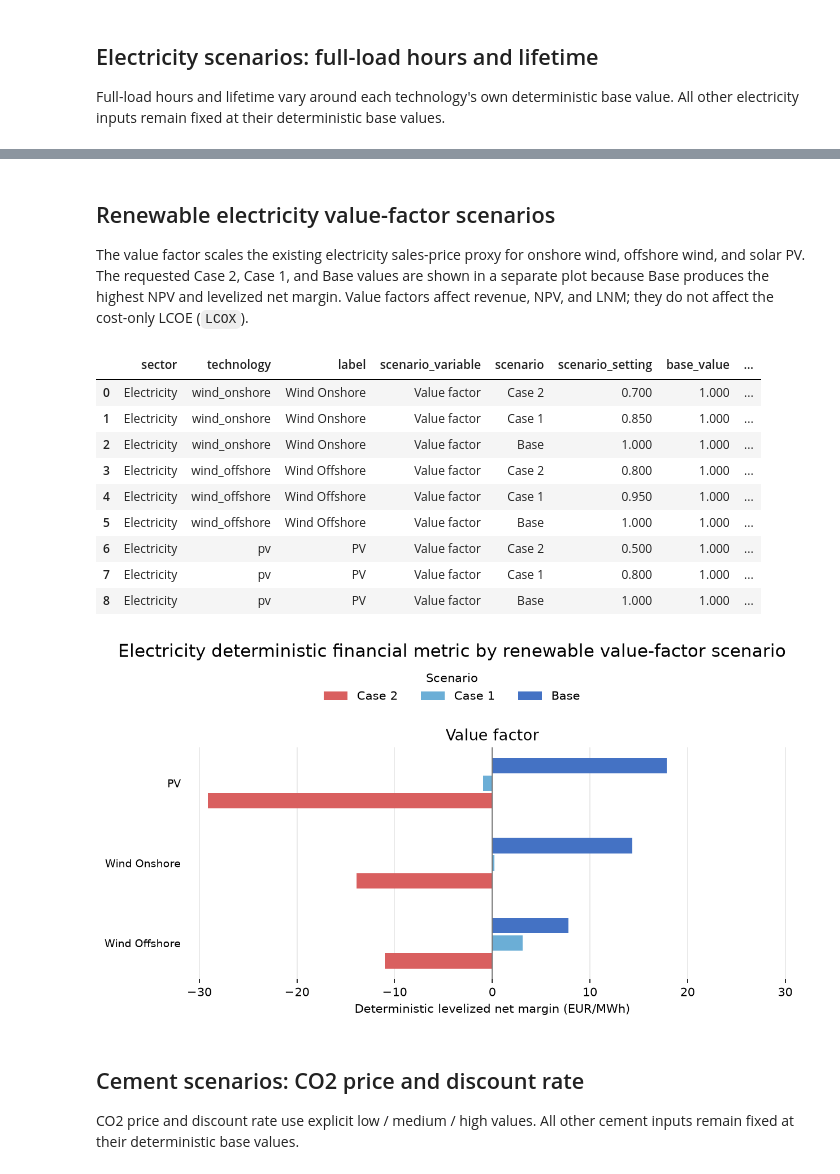
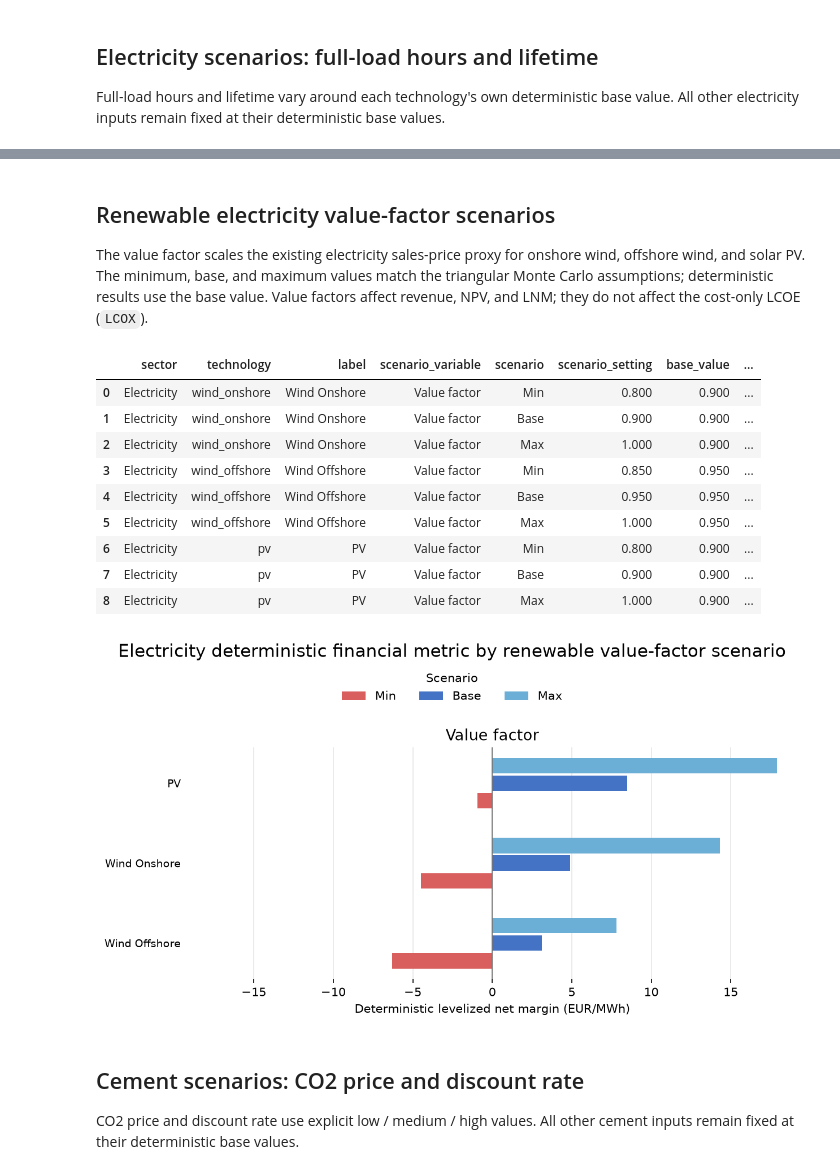
Before and after one commit to Finnzn/Master-Thesis, a Jupyter notebook: notebooks/scenario_analysis.ipynb, the cells around one changed output, grey strips where cells are left out. Cells and saved outputs as stored; diff of their text form; code cells hidden in the pictures.

Commit message:
"Heatmap update and VF"

```diff
--- a/notebooks/scenario_analysis.ipynb
+++ b/notebooks/scenario_analysis.ipynb
@@ -54,9 +54,9 @@ ELECTRICITY_LIFETIME_MULTIPLIERS = {
     "High": 1.20,
 }
 ELECTRICITY_VALUE_FACTOR_SCENARIOS = {
-    "wind_onshore": {"Case 2": 0.70, "Case 1": 0.85, "Base": 1.00},
-    "wind_offshore": {"Case 2": 0.80, "Case 1": 0.95, "Base": 1.00},
-    "pv": {"Case 2": 0.50, "Case 1": 0.80, "Base": 1.00},
+    "wind_onshore": {"Min": 0.80, "Base": 0.90, "Max": 1.00},
+    "wind_offshore": {"Min": 0.85, "Base": 0.95, "Max": 1.00},
+    "pv": {"Min": 0.80, "Base": 0.90, "Max": 1.00},
 }
 CEMENT_CO2_PRICE_SCENARIOS = {
     "Low": 40.0,
@@ -112,7 +112,7 @@ scenario_settings = pd.DataFrame(
 value_factor_settings = (
     pd.DataFrame.from_dict(ELECTRICITY_VALUE_FACTOR_SCENARIOS, orient="index")
     .rename(index=ELECTRICITY_TECHNOLOGY_LABELS)
-    .loc[:, ["Case 2", "Case 1", "Base"]]
+    .loc[:, ["Min", "Base", "Max"]]
 )
 value_factor_settings.index.name = "technology"
 
@@ -160,8 +160,8 @@ The helper replaces one deterministic input at a time and recalculates the selec
 # %%
 SCENARIO_ORDER = ("Low", "Medium", "High")
 SCENARIO_COLORS = {"Low": "#6BAED6", "Medium": "#4472C4", "High": "#D95F5F"}
-VF_SCENARIO_ORDER = ("Case 2", "Case 1", "Base")
-VF_SCENARIO_COLORS = {"Case 2": "#D95F5F", "Case 1": "#6BAED6", "Base": "#4472C4"}
+VF_SCENARIO_ORDER = ("Min", "Base", "Max")
+VF_SCENARIO_COLORS = {"Min": "#D95F5F", "Base": "#4472C4", "Max": "#6BAED6"}
 
 
 def metric_label(sector_key):
@@ -350,7 +350,7 @@ plt.show()
 # %% [markdown]
 ## Renewable electricity value-factor scenarios
 
-The value factor scales the existing electricity sales-price proxy for onshore wind, offshore wind, and solar PV. The requested Case 2, Case 1, and Base values are shown in a separate plot because Base produces the highest NPV and levelized net margin. Value factors affect revenue, NPV, and LNM; they do not affect the cost-only LCOE (`LCOX`).
+The value factor scales the existing electricity sales-price proxy for onshore wind, offshore wind, and solar PV. The minimum, base, and maximum values match the triangular Monte Carlo assumptions; deterministic results use the base value. Value factors affect revenue, NPV, and LNM; they do not affect the cost-only LCOE (`LCOX`).
 # %%
 electricity_value_factor_summary = pd.concat(
     [
@@ -369,45 +369,45 @@ electricity_value_factor_summary = pd.concat(
 
 value_factor_metrics = electricity_value_factor_summary.pivot(
     index="technology",
     columns="scenario",
     values="metric_value",
 )
 if FINANCIAL_METRIC in {"NPV", "LNM"}:
-    assert (value_factor_metrics["Base"] > value_factor_metrics["Case 1"]).all()
-    assert (value_factor_metrics["Case 1"] > value_factor_metrics["Case 2"]).all()
+    assert (value_factor_metrics["Max"] > value_factor_metrics["Base"]).all()
+    assert (value_factor_metrics["Base"] > value_factor_metrics["Min"]).all()
 else:
     np.testing.assert_allclose(
         value_factor_metrics.loc[:, VF_SCENARIO_ORDER],
         np.repeat(
             value_factor_metrics[["Base"]].to_numpy(),
             len(VF_SCENARIO_ORDER),
             axis=1,
         ),
     )
 
 display(electricity_value_factor_summary)
 plot_scenario_variables(
     electricity_value_factor_summary,
     "Electricity deterministic financial metric by renewable value-factor scenario",
     "electricity",
     scenario_order=VF_SCENARIO_ORDER,
     scenario_colors=VF_SCENARIO_COLORS,
     reference_scenario="Base",
     figure_height=4.5,
 )
 plt.show()
 # %% [output]
 |  | sector | technology | label | scenario_variable | scenario | scenario_setting | base_value | ... |
-| 0 | Electricity | wind_onshore | Wind Onshore | Value factor | Case 2 | 0.700 | 1.000 | ... |
-| 1 | Electricity | wind_onshore | Wind Onshore | Value factor | Case 1 | 0.850 | 1.000 | ... |
-| 2 | Electricity | wind_onshore | Wind Onshore | Value factor | Base | 1.000 | 1.000 | ... |
-| 3 | Electricity | wind_offshore | Wind Offshore | Value factor | Case 2 | 0.800 | 1.000 | ... |
-| 4 | Electricity | wind_offshore | Wind Offshore | Value factor | Case 1 | 0.950 | 1.000 | ... |
-| 5 | Electricity | wind_offshore | Wind Offshore | Value factor | Base | 1.000 | 1.000 | ... |
-| 6 | Electricity | pv | PV | Value factor | Case 2 | 0.500 | 1.000 | ... |
-| 7 | Electricity | pv | PV | Value factor | Case 1 | 0.800 | 1.000 | ... |
-| 8 | Electricity | pv | PV | Value factor | Base | 1.000 | 1.000 | ... |
+| 0 | Electricity | wind_onshore | Wind Onshore | Value factor | Min | 0.800 | 0.900 | ... |
+| 1 | Electricity | wind_onshore | Wind Onshore | Value factor | Base | 0.900 | 0.900 | ... |
+| 2 | Electricity | wind_onshore | Wind Onshore | Value factor | Max | 1.000 | 0.900 | ... |
+| 3 | Electricity | wind_offshore | Wind Offshore | Value factor | Min | 0.850 | 0.950 | ... |
+| 4 | Electricity | wind_offshore | Wind Offshore | Value factor | Base | 0.950 | 0.950 | ... |
+| 5 | Electricity | wind_offshore | Wind Offshore | Value factor | Max | 1.000 | 0.950 | ... |
+| 6 | Electricity | pv | PV | Value factor | Min | 0.800 | 0.900 | ... |
+| 7 | Electricity | pv | PV | Value factor | Base | 0.900 | 0.900 | ... |
+| 8 | Electricity | pv | PV | Value factor | Max | 1.000 | 0.900 | ... |
-[figure, old version]
+[figure, new version]
 # %% [markdown]
 ## Cement scenarios: CO2 price and discount rate
 
```
Also changed, not shown: parts of 5 cells of this notebook, 10 other files.
